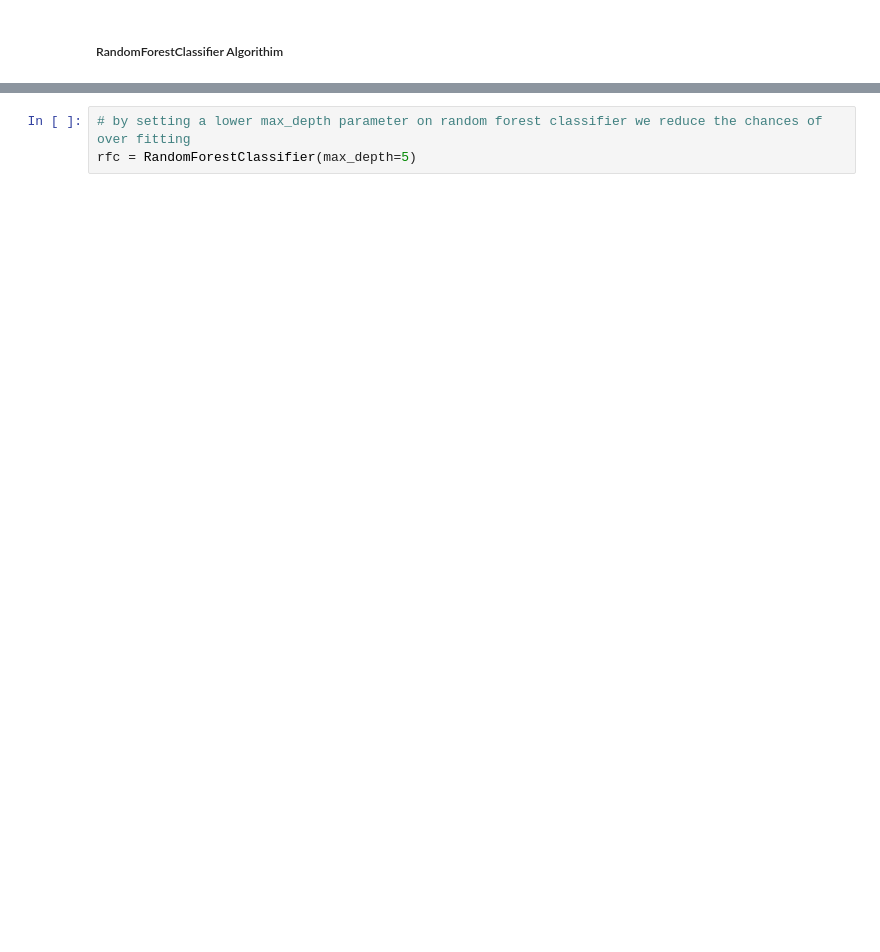
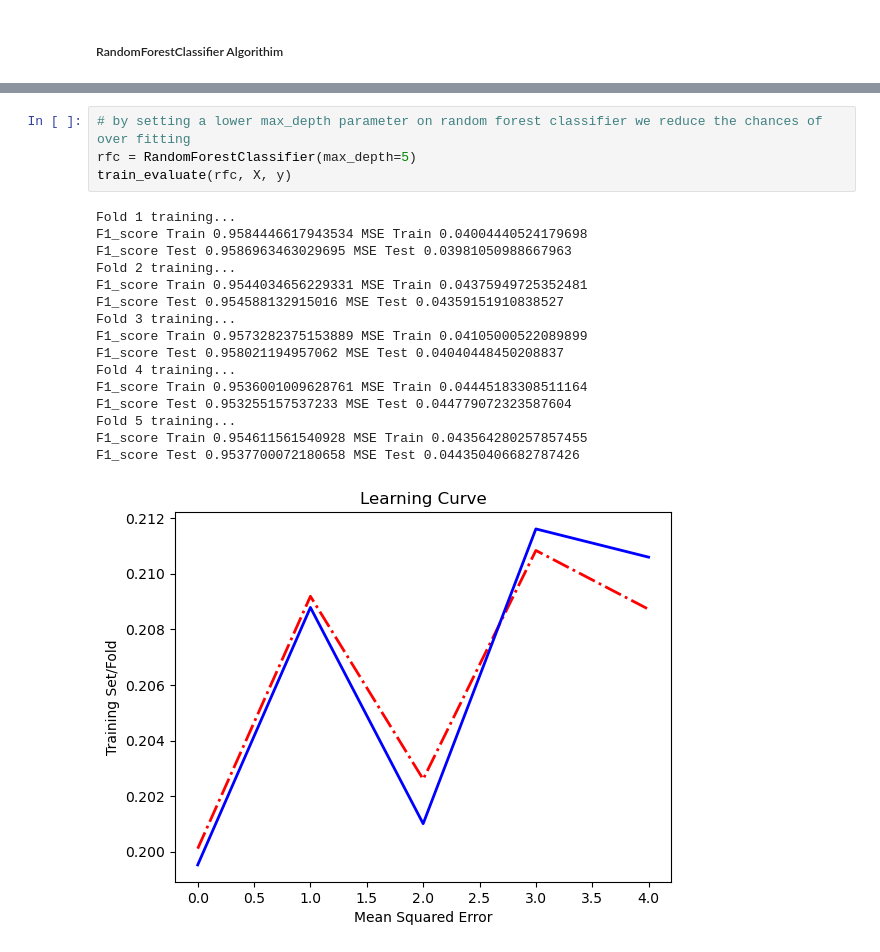
Before and after one commit to MuokaPWambua/CredictCardFraudDetectionModel, a Jupyter notebook: fdm.ipynb, the cells around one changed output, grey strips where cells are left out. Drawn from its saved outputs; the diff is of its cells as text; blank space fills up the shorter version.

```diff
--- a/fdm.ipynb
+++ b/fdm.ipynb
@@ -213,3 +226,21 @@ for it to overfit the data.
 # %%
 # by setting a lower max_depth parameter on random forest classifier we reduce the chances of over fitting
 rfc = RandomForestClassifier(max_depth=5)
+train_evaluate(rfc, X, y)
+# %% [output]
+Fold 1 training...
+F1_score Train 0.9584446617943534 MSE Train 0.04004440524179698
+F1_score Test 0.9586963463029695 MSE Test 0.03981050988667963
+Fold 2 training...
+F1_score Train 0.9544034656229331 MSE Train 0.04375949725352481
+F1_score Test 0.954588132915016 MSE Test 0.04359151910838527
+Fold 3 training...
+F1_score Train 0.9573282375153889 MSE Train 0.04105000522089899
+F1_score Test 0.958021194957062 MSE Test 0.04040448450208837
+Fold 4 training...
+F1_score Train 0.9536001009628761 MSE Train 0.04445183308511164
+F1_score Test 0.953255157537233 MSE Test 0.044779072323587604
+Fold 5 training...
+F1_score Train 0.954611561540928 MSE Train 0.043564280257857455
+F1_score Test 0.9537700072180658 MSE Test 0.044350406682787426
+[figure, added]
```
Also changed, not shown: parts of 21 cells of this notebook.
